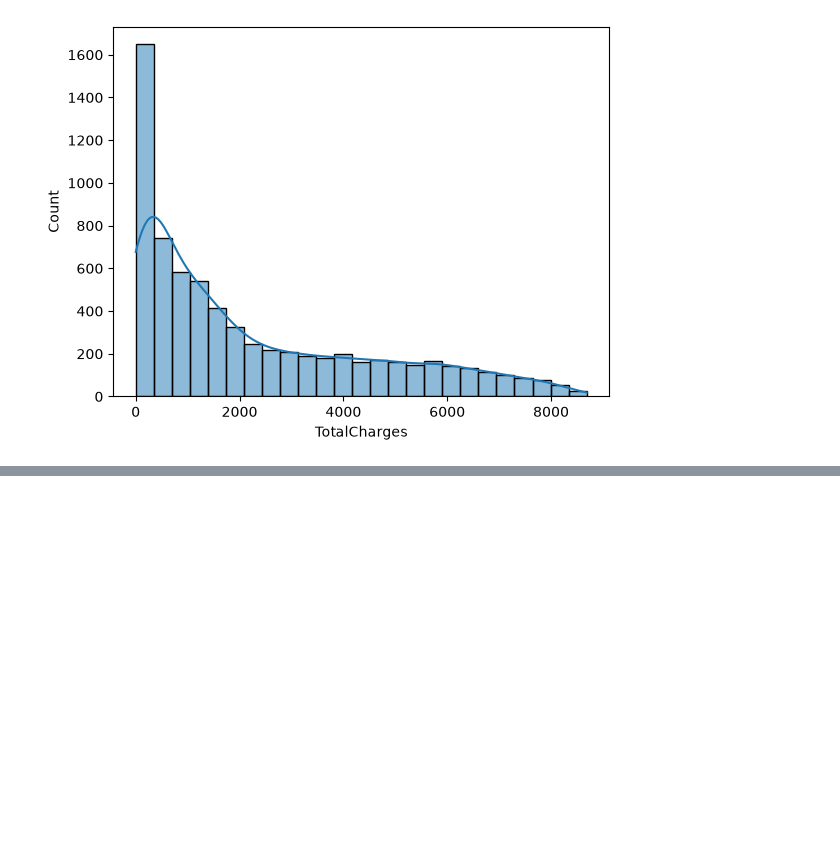
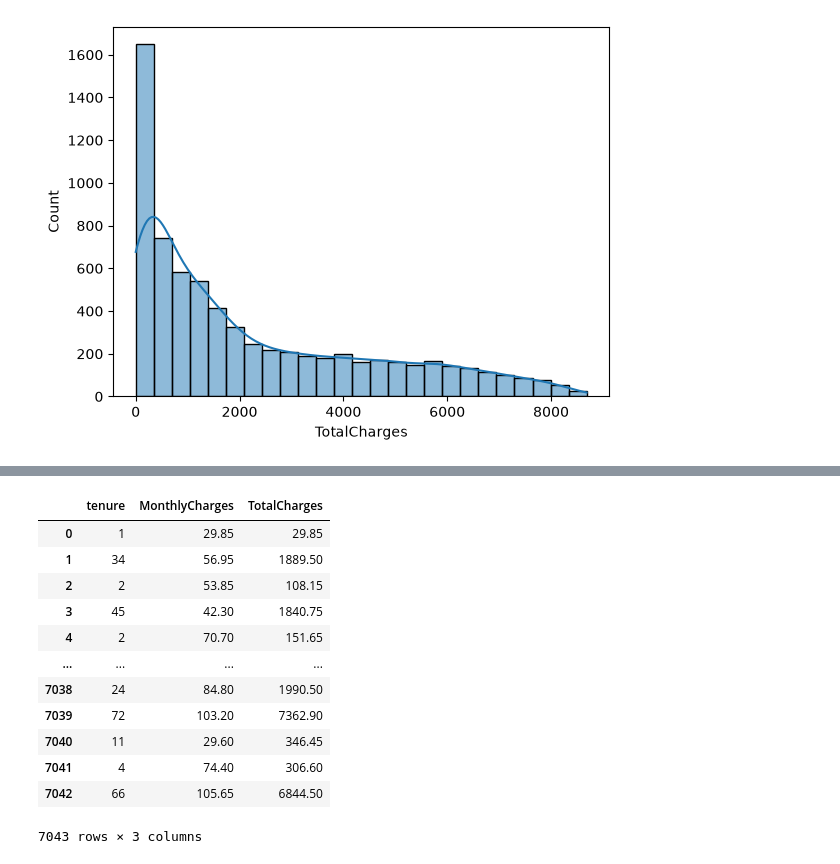
Before and after one commit to ShamsherCoder09/Telecom-Customer-Churn-Prediction, a Jupyter notebook: churn.ipynb, the cells around one changed output, grey strips where cells are left out. Saved outputs shown, nothing was run; the diff lists cells and outputs as text; code cells hidden in the pictures; blank space fills up the shorter version.

```diff
--- a/churn.ipynb
+++ b/churn.ipynb
@@ -135,0 +307,16 @@ for k in feature_selection[1:4]:
+# %%
+df[["tenure", "MonthlyCharges", "TotalCharges"]]
+# %% [output]
+|  | tenure | MonthlyCharges | TotalCharges |
+| 0 | 1 | 29.85 | 29.85 |
+| 1 | 34 | 56.95 | 1889.50 |
+| 2 | 2 | 53.85 | 108.15 |
+| 3 | 45 | 42.30 | 1840.75 |
+| 4 | 2 | 70.70 | 151.65 |
+| ... | ... | ... | ... |
+| 7038 | 24 | 84.80 | 1990.50 |
+| 7039 | 72 | 103.20 | 7362.90 |
+| 7040 | 11 | 29.60 | 346.45 |
+| 7041 | 4 | 74.40 | 306.60 |
+| 7042 | 66 | 105.65 | 6844.50 |
+7043 rows × 3 columns
```
Also changed, not shown: parts of 34 cells of this notebook.
